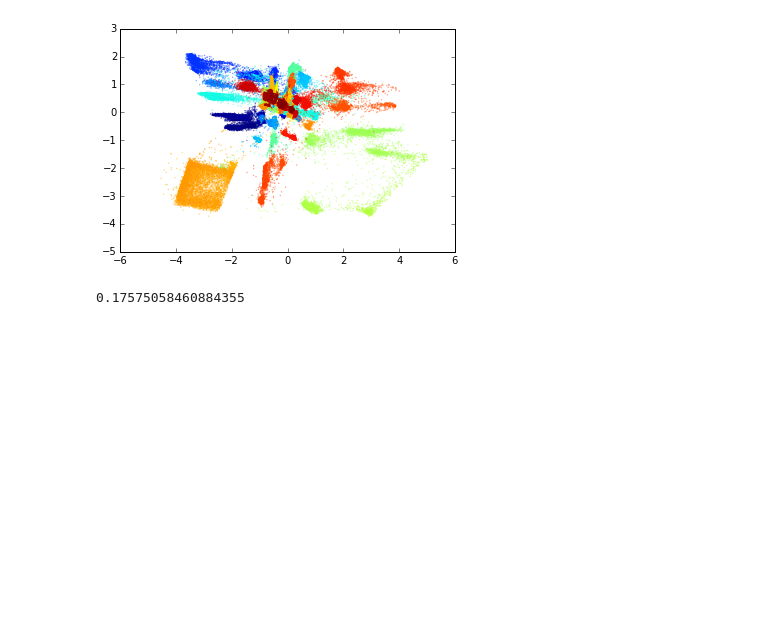
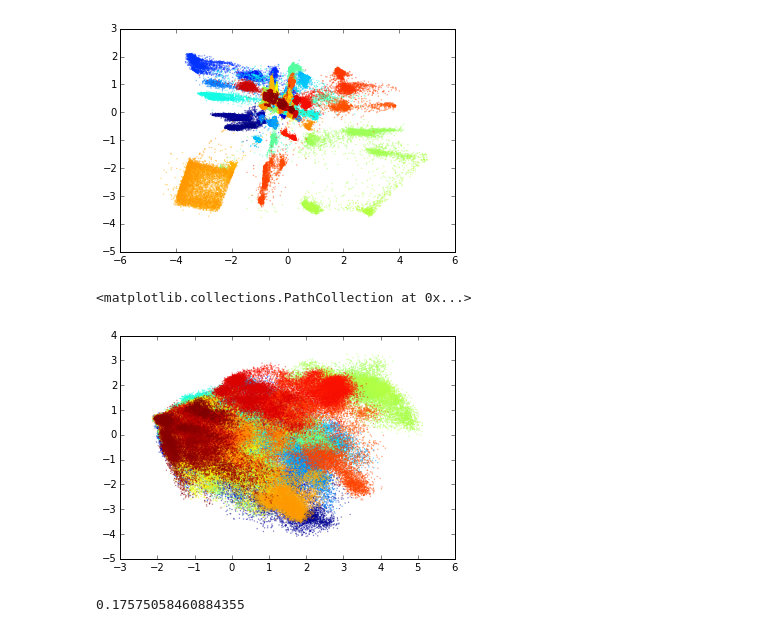
Before and after one commit to maxentile/msm-learn, a Jupyter notebook: projects/metric-learning/Keras -- metric learning tinker.ipynb, the cells around one changed output. Saved outputs shown, nothing was run; the diff lists cells and outputs as text; code cells hidden in the pictures; blank space fills up the shorter version.

```diff
--- a/projects/metric-learning/Keras -- metric learning tinker.ipynb
+++ b/projects/metric-learning/Keras -- metric learning tinker.ipynb
@@ -1183,6 +1183,12 @@ plt.scatter(X_nn[:,0],X_nn[:,1],linewidths=0,alpha=0.5,s=2,c=np.arange(len(X_nn)
 # %% [output]
 <matplotlib.collections.PathCollection at 0x...>
 [figure]
+# %%
+X_pca = PCA(2).fit_transform(np.vstack(dhft))
+plt.scatter(X_pca[:,0],X_pca[:,1],linewidths=0,alpha=0.5,s=2,c=np.arange(len(X_pca)))
+# %% [output]
+<matplotlib.collections.PathCollection at 0x...>
+[figure, added]
 # %%
 pca = PCA(2)
 pca.fit(X)
```
Also changed, not shown: 27 other files.
